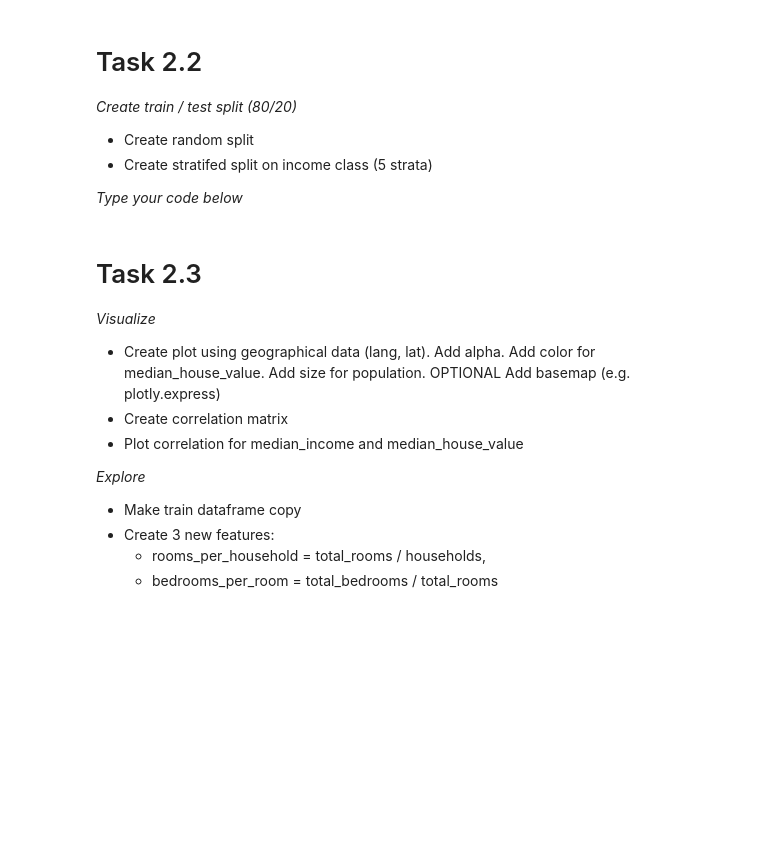
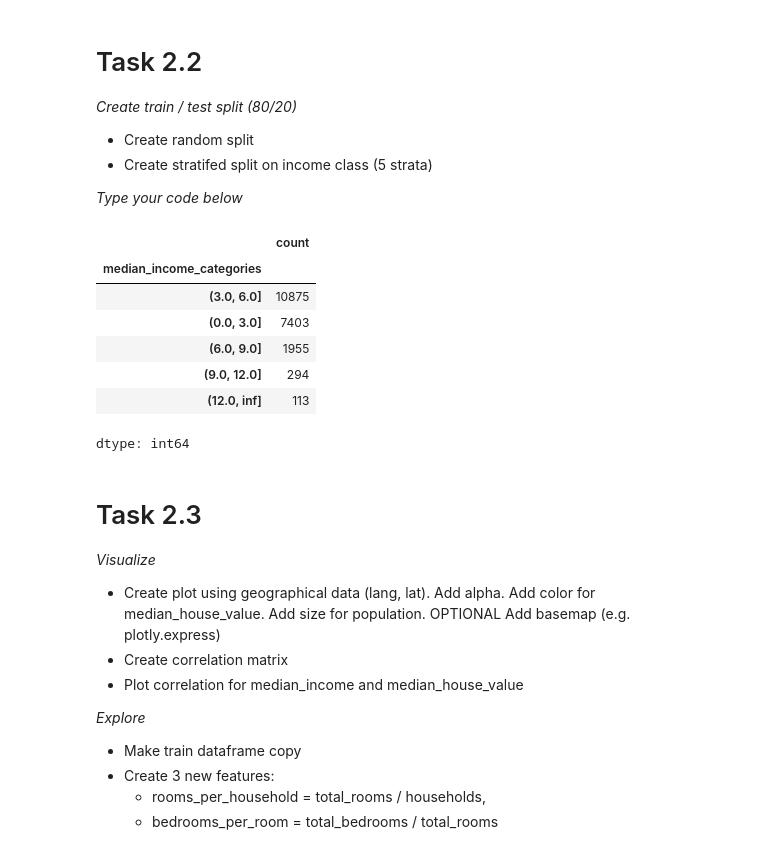
Before and after one commit to CaptainREX4/Uczenie-maszynowe-2026, a Jupyter notebook: 02_housing.ipynb, the cells around one changed output. Drawn from its saved outputs; the diff is of its cells as text; code cells hidden in the pictures; blank space fills up the shorter version.

```diff
--- a/02_housing.ipynb
+++ b/02_housing.ipynb
@@ -23,6 +53,31 @@ _Create train / test split (80/20)_
 
 
 _Type your code below_
+# %%
+from sklearn.model_selection import train_test_split
+
+# random split
+train_set, test_set = train_test_split(housing, test_size=0.2)
+
+train_set.describe()
+test_set.describe()
+
+# stratifed split
+housing['median_income_categories'] = pd.cut(housing['median_income'], bins=[0, 3, 6, 9, 12, np.inf])
+
+strat_train_set, strat_test_set = train_test_split(
+    housing, test_size=0.2, stratify = housing['median_income_categories']
+)
+housing['median_income_categories'].value_counts()
+# %% [output]
+|  | count |
+| median_income_categories |  |
+| (3.0, 6.0] | 10875 |
+| (0.0, 3.0] | 7403 |
+| (6.0, 9.0] | 1955 |
+| (9.0, 12.0] | 294 |
+| (12.0, inf] | 113 |
+dtype: int64
 # %% [markdown]
 # Task 2.3
 _Visualize_
```
Also changed, not shown: parts of 2 cells of this notebook.
